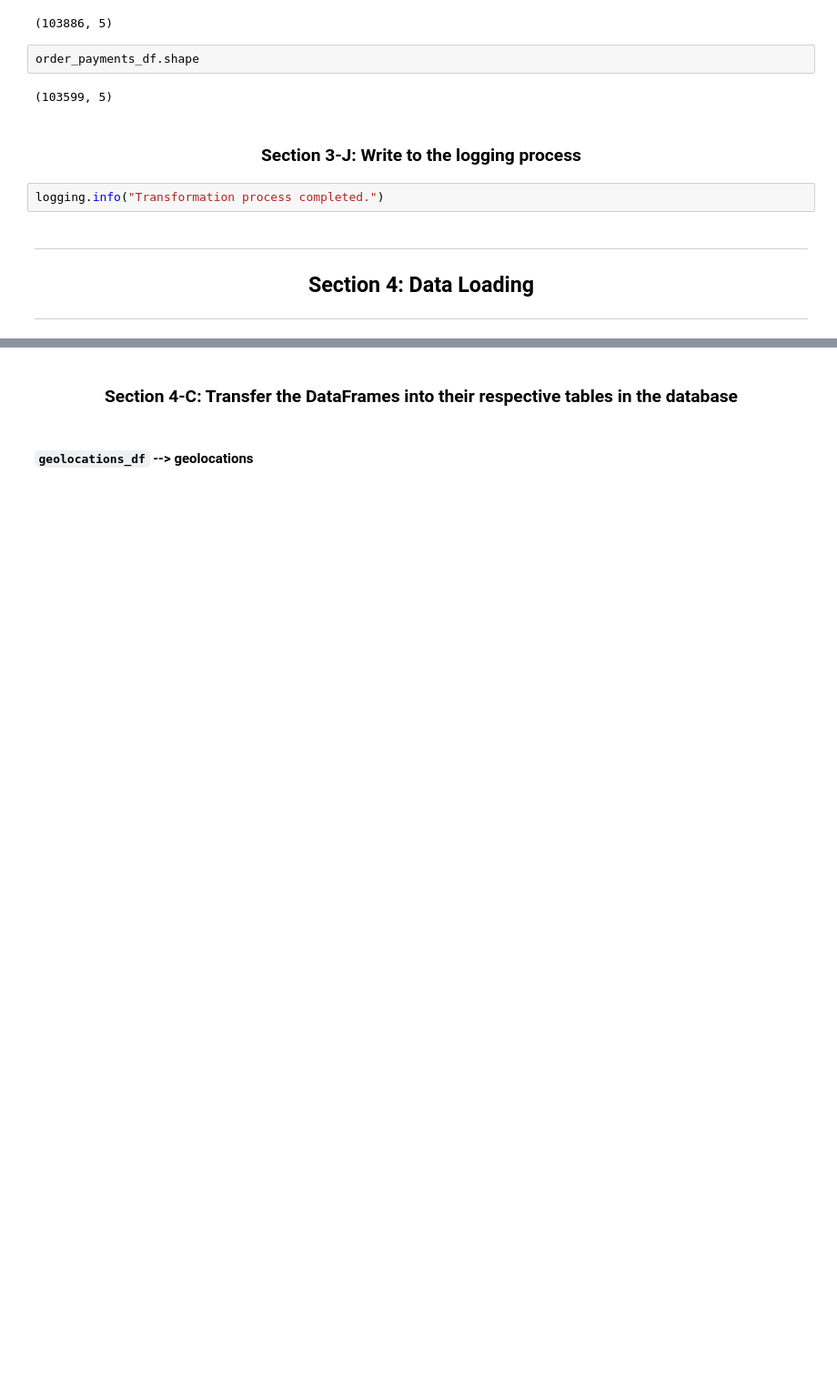
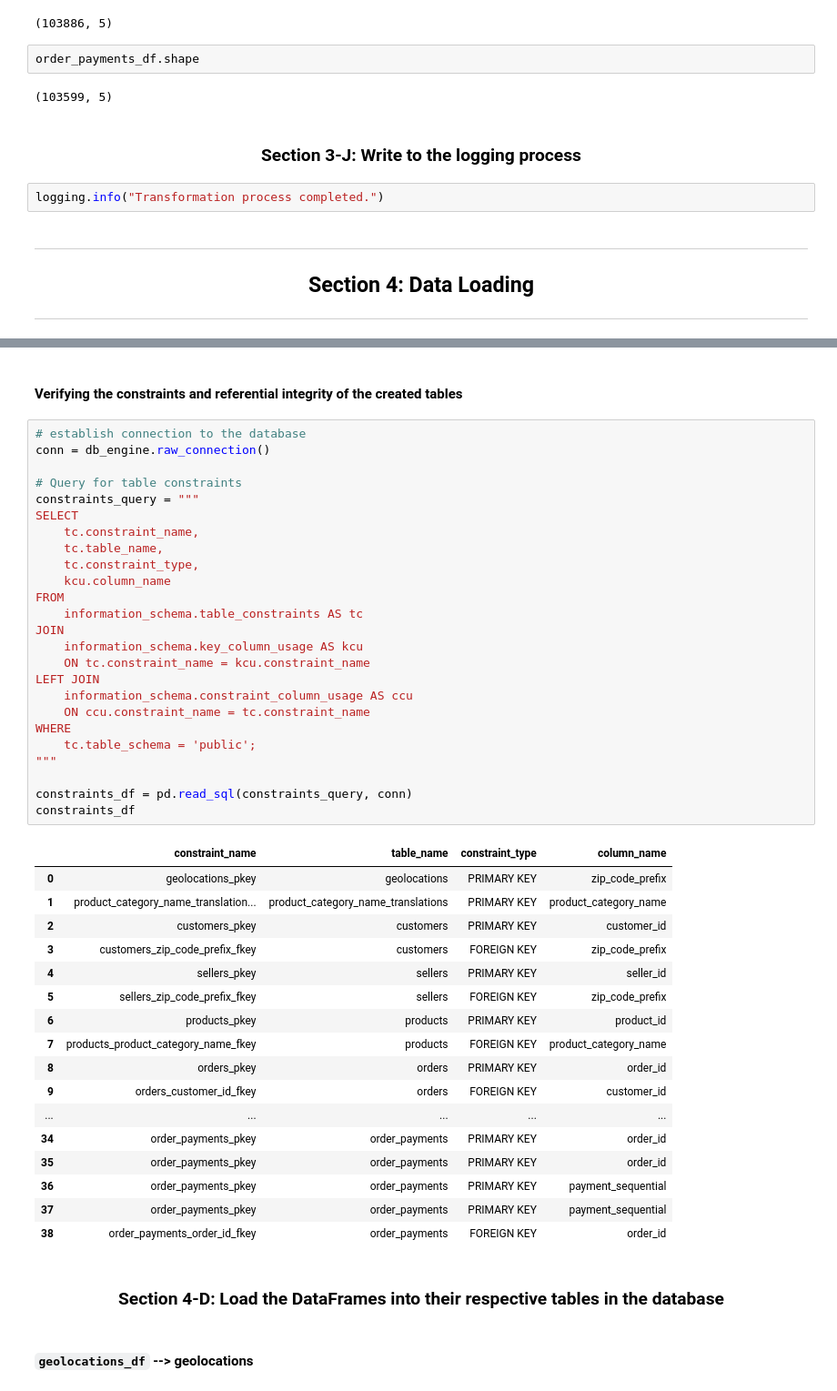
Before and after one commit to syafaatsaat/omni_oracle, a Jupyter notebook: final_project/notebooks/etl_pipeline.ipynb, the cells around one changed output, grey strips where cells are left out. Shown: that part at 91% size. Drawn from its saved outputs; the diff is of its cells as text; blank space fills up the shorter version.

```diff
--- a/final_project/notebooks/etl_pipeline.ipynb
+++ b/final_project/notebooks/etl_pipeline.ipynb
@@ -1657,6 +1732,51 @@ logging.info("Created tables in database.")
+# %% [markdown]
+#### Verifying the constraints and referential integrity of the created tables
+# %%
+# establish connection to the database
+conn = db_engine.raw_connection()
+
+# Query for table constraints
+constraints_query = """
+SELECT
+    tc.constraint_name,
+    tc.table_name,
+    tc.constraint_type,
+    kcu.column_name
+FROM
+    information_schema.table_constraints AS tc
+JOIN
+    information_schema.key_column_usage AS kcu
+    ON tc.constraint_name = kcu.constraint_name
+LEFT JOIN
+    information_schema.constraint_column_usage AS ccu
+    ON ccu.constraint_name = tc.constraint_name
+WHERE
+    tc.table_schema = 'public';
+"""
+
+constraints_df = pd.read_sql(constraints_query, conn)
+constraints_df
+# %% [output]
+|  | constraint_name | table_name | constraint_type | column_name |
+| 0 | geolocations_pkey | geolocations | PRIMARY KEY | zip_code_prefix |
+| 1 | product_category_name_translation... | product_category_name_translations | PRIMARY KEY | product_category_name |
+| 2 | customers_pkey | customers | PRIMARY KEY | customer_id |
+| 3 | customers_zip_code_prefix_fkey | customers | FOREIGN KEY | zip_code_prefix |
+| 4 | sellers_pkey | sellers | PRIMARY KEY | seller_id |
+| 5 | sellers_zip_code_prefix_fkey | sellers | FOREIGN KEY | zip_code_prefix |
+| 6 | products_pkey | products | PRIMARY KEY | product_id |
+| 7 | products_product_category_name_fkey | products | FOREIGN KEY | product_category_name |
+| 8 | orders_pkey | orders | PRIMARY KEY | order_id |
+| 9 | orders_customer_id_fkey | orders | FOREIGN KEY | customer_id |
+| ... | ... | ... | ... | ... |
+| 34 | order_payments_pkey | order_payments | PRIMARY KEY | order_id |
+| 35 | order_payments_pkey | order_payments | PRIMARY KEY | order_id |
+| 36 | order_payments_pkey | order_payments | PRIMARY KEY | payment_sequential |
+| 37 | order_payments_pkey | order_payments | PRIMARY KEY | payment_sequential |
+| 38 | order_payments_order_id_fkey | order_payments | FOREIGN KEY | order_id |
 # %% [markdown]
-<section id="section_4c">
-    <h3 style="text-align: center">Section 4-C: Transfer the DataFrames into their respective tables in the database</h3>
+<section id="section_4d">
+    <h3 style="text-align: center">Section 4-D: Load the DataFrames into their respective tables in the database</h3>
 </section>
 # %% [markdown]
 #### `geolocations_df` --> **geolocations**
```
Also changed, not shown: parts of 48 cells of this notebook, 2 other files.
